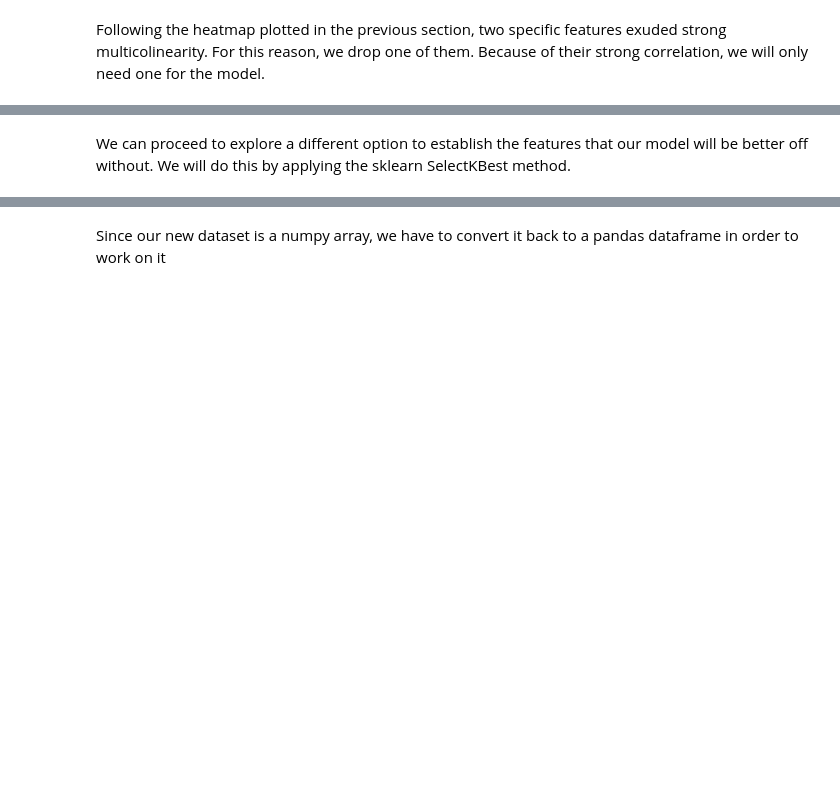
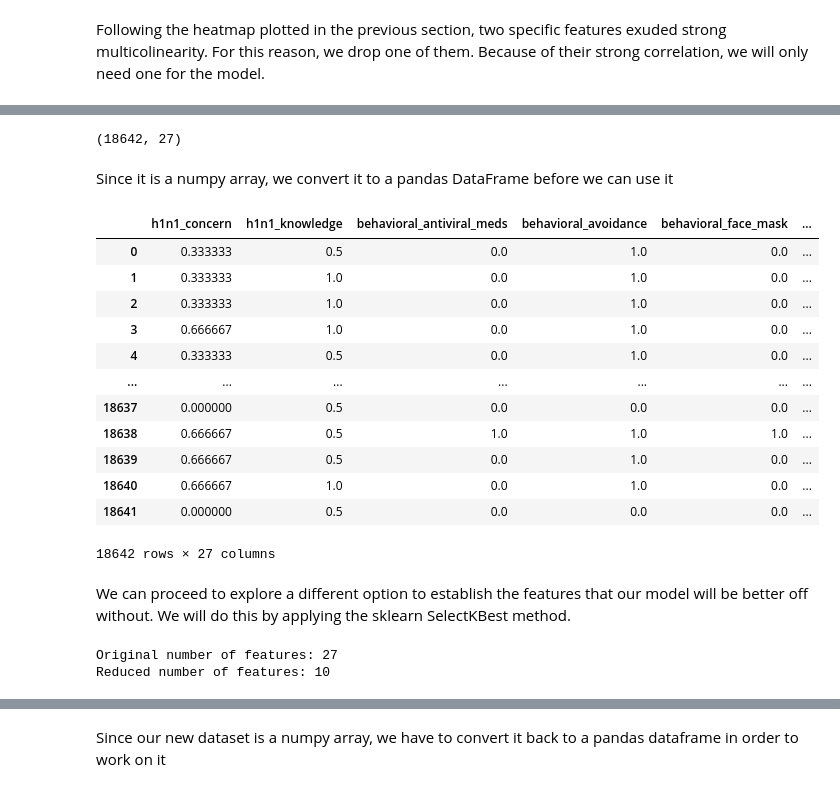
Before and after one commit to CatherineChelagat/Predicting-how-likely-individuals-are-to-receive-H1N1-vaccines, a Jupyter notebook: A Classification Model for Predicting Whether Individuals got their H1N1 Vaccines.ipynb, the cells around one changed output, grey strips where cells are left out. Drawn from its saved outputs; the diff is of its cells as text; code cells hidden in the pictures; blank space fills up the shorter version.

```diff
--- a/A Classification Model for Predicting Whether Individuals got their H1N1 Vaccines.ipynb
+++ b/A Classification Model for Predicting Whether Individuals got their H1N1 Vaccines.ipynb
@@ -635,6 +634,7 @@ X_test.head()
 Now both the categorical values in the train and test data have been encoded. We now normalize and regularize them. We carry out these process separately for the train and test data to prevent data leakage.
 # %%
 # Standardizing the data
-scale = StandardScaler()
-X_train_transformed = scale.fit_transform(X_train)
-X_test_transformed = scale.transform(X_test)
+from sklearn.preprocessing import MinMaxScaler
+scaler = MinMaxScaler()
+X_train_transformed = scaler.fit_transform(X_train)
+X_test_transformed = scaler.transform(X_test)
@@ -697,14 +742,43 @@ Following the heatmap plotted in the previous section, two specific features exu
+# %%
+X_train_transformed.shape
+# %% [output]
+(18642, 27)
+# %% [markdown]
+Since it is a numpy array, we convert it to a pandas DataFrame before we can use it
+# %%
+# define column names
+columns = ['h1n1_concern', 'h1n1_knowledge', 'behavioral_antiviral_meds', 'behavioral_avoidance', 'behavioral_face_mask', 'behavioral_wash_hands', 'behavioral_large_gatherings', 'behavioral_outside_home', 'behavioral_touch_face', 'doctor_recc_h1n1', 'chronic_med_condition', 'child_under_6_months', 'health_worker', 'opinion_h1n1_vacc_effective', 'opinion_h1n1_risk', 'opinion_h1n1_sick_from_vacc', 'age_group', 'education', 'race', 'sex', 'income_poverty', 'marital_status', 'rent_or_own', 'employment_status', 'census_msa', 'household_adults', 'household_children']
+
+X_train_transformed = pd.DataFrame(X_train_transformed, columns=columns)
+X_train_transformed
+# %% [output]
+|  | h1n1_concern | h1n1_knowledge | behavioral_antiviral_meds | behavioral_avoidance | behavioral_face_mask | ... |
+| 0 | 0.333333 | 0.5 | 0.0 | 1.0 | 0.0 | ... |
+| 1 | 0.333333 | 1.0 | 0.0 | 1.0 | 0.0 | ... |
+| 2 | 0.333333 | 1.0 | 0.0 | 1.0 | 0.0 | ... |
+| 3 | 0.666667 | 1.0 | 0.0 | 1.0 | 0.0 | ... |
+| 4 | 0.333333 | 0.5 | 0.0 | 1.0 | 0.0 | ... |
+| ... | ... | ... | ... | ... | ... | ... |
+| 18637 | 0.000000 | 0.5 | 0.0 | 0.0 | 0.0 | ... |
+| 18638 | 0.666667 | 0.5 | 1.0 | 1.0 | 1.0 | ... |
+| 18639 | 0.666667 | 0.5 | 0.0 | 1.0 | 0.0 | ... |
+| 18640 | 0.666667 | 1.0 | 0.0 | 1.0 | 0.0 | ... |
+| 18641 | 0.000000 | 0.5 | 0.0 | 0.0 | 0.0 | ... |
+18642 rows × 27 columns
 # %% [markdown]
 We can proceed to explore a different option to establish the features that our model will be better off without. We will do this by applying the sklearn SelectKBest method.
 # %%
-# # import the necessary libraries
-# from sklearn.feature_selection import SelectKBest
-# from sklearn.feature_selection import chi2, SelectPercentile
+# import the necessary libraries
+from sklearn.feature_selection import SelectKBest
+from sklearn.feature_selection import chi2, SelectPercentile
 
-# selector = SelectKBest(score_func=chi2, k=10)
-# X_train_new = selector.fit_transform(X_train, y_train)
+selector = SelectKBest(score_func=chi2, k=10)
+X_train_transformed_new = selector.fit_transform(X_train_transformed, y_train)
 
 
-# print("Original number of features:", X_train.shape[1])
-# print("Reduced number of features:", X_train_new.shape[1])
+print("Original number of features:", X_train_transformed.shape[1])
+print("Reduced number of features:", X_train_transformed_new.shape[1])
+# %% [output]
+Original number of features: 27
+Reduced number of features: 10
 # %%
```
Also changed, not shown: parts of 77 cells of this notebook.
